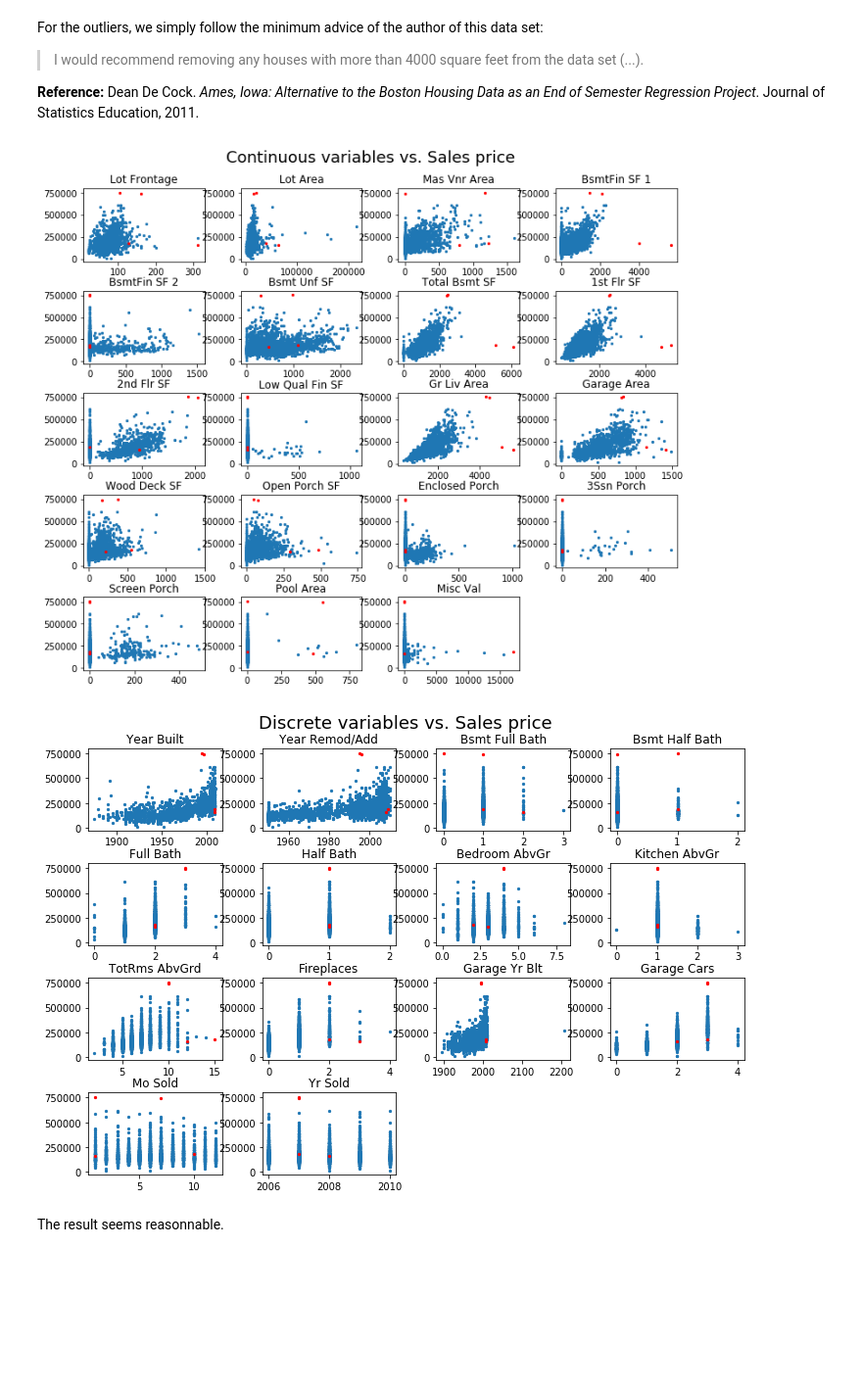
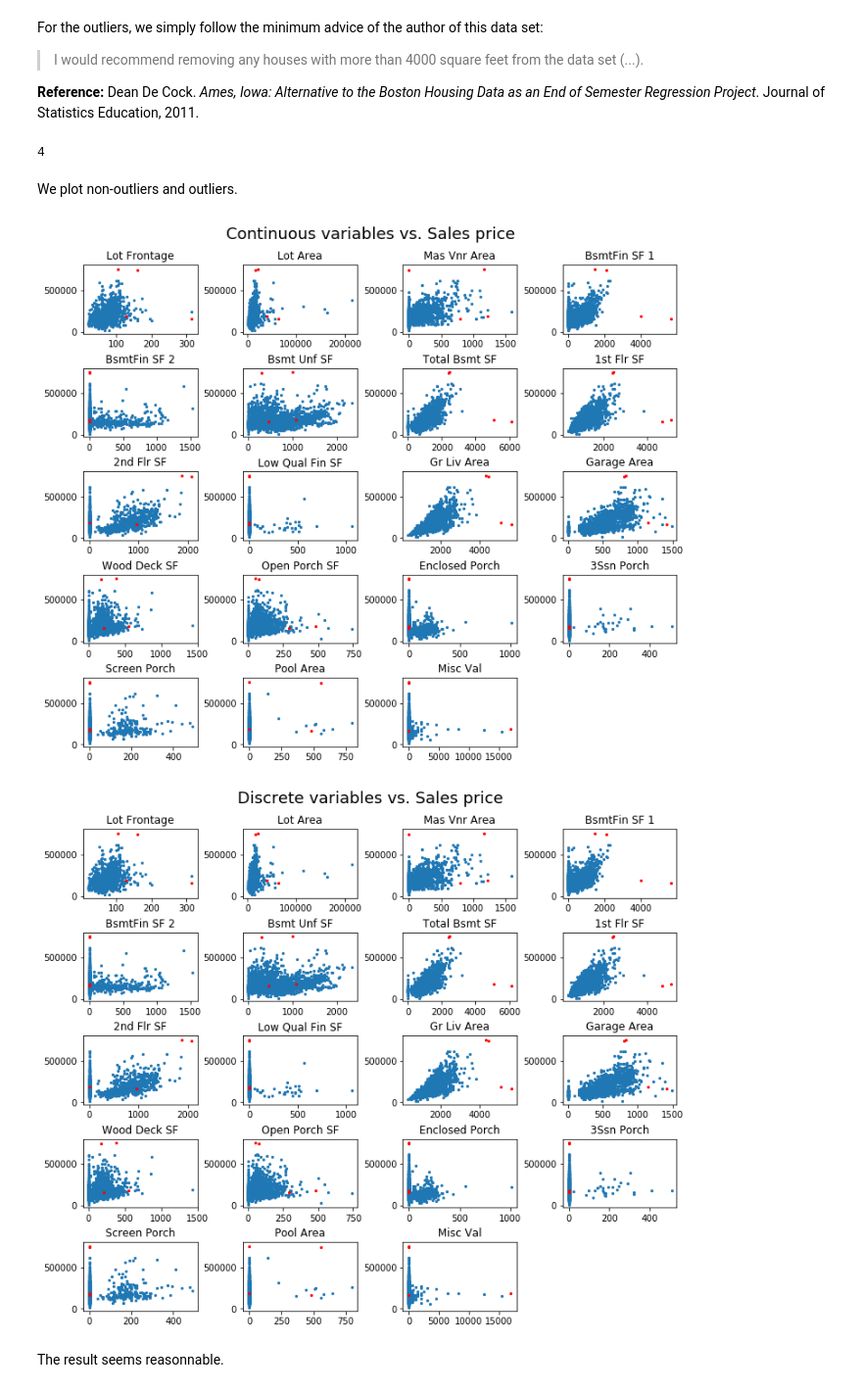
Before and after one commit to jeanrichard/epflx-adsml19-course3-project, a Jupyter notebook: house-prices/house-prices-solution-WIP.ipynb, the cells around one changed output. Shown: that part at 98% size. Drawn from its saved outputs; the diff is of its cells as text; code cells hidden in the pictures; blank space fills up the shorter version.

Commit message:
Part 2 - House prices: Check-point

```diff
--- a/house-prices/house-prices-solution-WIP.ipynb
+++ b/house-prices/house-prices-solution-WIP.ipynb
@@ -709,17 +715,17 @@ df_all[utils.mask_for_case(df_category, df_case, 3)][names]
 # %%
-# Correct the data set:
+# Update the data set:
 
 # Case 2:
 mask_2 = utils.mask_for_case(df_category, df_case, 2)
 df_all.loc[mask_2, 'Garage Yr Blt'] = df_all.loc[mask_2, 'Year Built']
 # Garage-finish:
-mode_by = utils.get_mode_by(df_all, 'Garage Finish', by='Neighborhood')
+mode_by = utils.get_mode_by(df_all, 'Garage Finish', by='Neighborhood', exclusion_list=['NA'])
 df_all.loc[mask_2, 'Garage Finish'] = df_all.loc[mask_2, 'Neighborhood'].map(mode_by)
 # Garage-quality:
-mode_by = utils.get_mode_by(df_all, 'Garage Qual', by='Neighborhood')
+mode_by = utils.get_mode_by(df_all, 'Garage Qual', by='Neighborhood', exclusion_list=['NA'])
 df_all.loc[mask_2, 'Garage Qual'] = df_all.loc[mask_2, 'Neighborhood'].map(mode_by)
 # Garage-condition:
-mode_by = utils.get_mode_by(df_all, 'Garage Cond', by='Neighborhood')
+mode_by = utils.get_mode_by(df_all, 'Garage Cond', by='Neighborhood', exclusion_list=['NA'])
 df_all.loc[mask_2, 'Garage Cond'] = df_all.loc[mask_2, 'Neighborhood'].map(mode_by)
 
 # Case 3:
@@ -792,12 +798,12 @@ At this point, we need to split the data set back into labeled & unlabeled data
 # %%
 # Labeled data set - we will train & test the model on it:
 start = 0
-df_la_clean = df_all.loc[start: start + n_la - 1].copy()
-df_la_clean['SalePrice'] = df_la['SalePrice'].loc[start: start + n_la - 1]
+df_la_clean = df_all.loc[start: start + num_la - 1].copy()
+df_la_clean['SalePrice'] = df_la['SalePrice'].loc[start: start + num_la - 1]
 
 # Unlabeled data set - we will apply the trained model on it:
-start = n_la
-df_un_clean = df_all.loc[start: start + n_un - 1]
+start = num_la
+df_un_clean = df_all.loc[start: start + num_un - 1]
 # %% [markdown]
 For the outliers, we simply follow the minimum advice of the author of this data set:
 
@@ -809,3 +815,6 @@ masks = [
     df_la_clean['Gr Liv Area'] >= 4000
 ]
 is_outlier = functools.reduce(lambda acc, cur: acc & cur, masks)
+is_outlier.sum()
+# %% [output]
+4
@@ -817,26 +821,30 @@ disc = [name for name, attrs in variables.items()
+# %% [markdown]
+We plot non-outliers and outliers.
 # %%
-def plot_against_sales_price(names: T.Sequence[str], is_outlier: pd.Series, suptitle: str, ncols: int=4):
+def plot_against(df: pd.DataFrame, names: T.Sequence[str], against: str, is_outlier: pd.Series, suptitle: str,
+                 ncols: int=4) -> None:
     nrows = math.ceil(len(names) / ncols)
     fig = plt.figure(figsize=(ncols * 3, nrows * 2))
-    grid = plt.GridSpec(nrows, ncols, wspace=0.3, hspace=0.4)
-    is_inlier = ~is_outlier
+    grid = plt.GridSpec(nrows, ncols, wspace=0.4, hspace=0.5)
     for i, name in enumerate(names):
         row, col = i // ncols, i % ncols
         sub_ax = fig.add_subplot(grid[row, col])
-        sub_ax.scatter(df_la_clean[name].loc[is_inlier], df_la_clean['SalePrice'].loc[~is_outlier], s=5)
-        # We highlight outliers in red:
-        sub_ax.scatter(df_la_clean[name].loc[is_outlier], df_la_clean['SalePrice'].loc[is_outlier], s=5, c='red')
+        sub_ax.scatter(df[name].loc[~is_outlier], df[against].loc[~is_outlier], s=5)
+        # Highlight outliers in red:
+        sub_ax.scatter(df[name].loc[is_outlier], df[against].loc[is_outlier], s=5, c='red')
         sub_ax.set_title(name)
     fig.suptitle(suptitle, fontsize=18, y = 0.94)
     plt.show()
 # %%
-plot_against_sales_price(cont, is_outlier, 'Continuous variables vs. Sales price')
+continuous_cols = list_by_kind('Continuous', exclusion_list=['SalePrice'])
+plot_against(df_la_clean, continuous_cols, 'SalePrice', is_outlier, 'Continuous variables vs. Sales price')
 # %% [output]
-[figure, old version]
+[figure, new version]
 # %%
-plot_against_sales_price(disc, is_outlier, 'Discrete variables vs. Sales price')
+discrete_cols = list_by_kind('Discrete')
+plot_against(df_la_clean, continuous_cols, 'SalePrice', is_outlier, 'Discrete variables vs. Sales price')
 # %% [output]
-[figure, old version]
+[figure, new version]
 # %% [markdown]
 The result seems reasonnable.
 # %%
```
Also changed, not shown: parts of 75 cells of this notebook.
